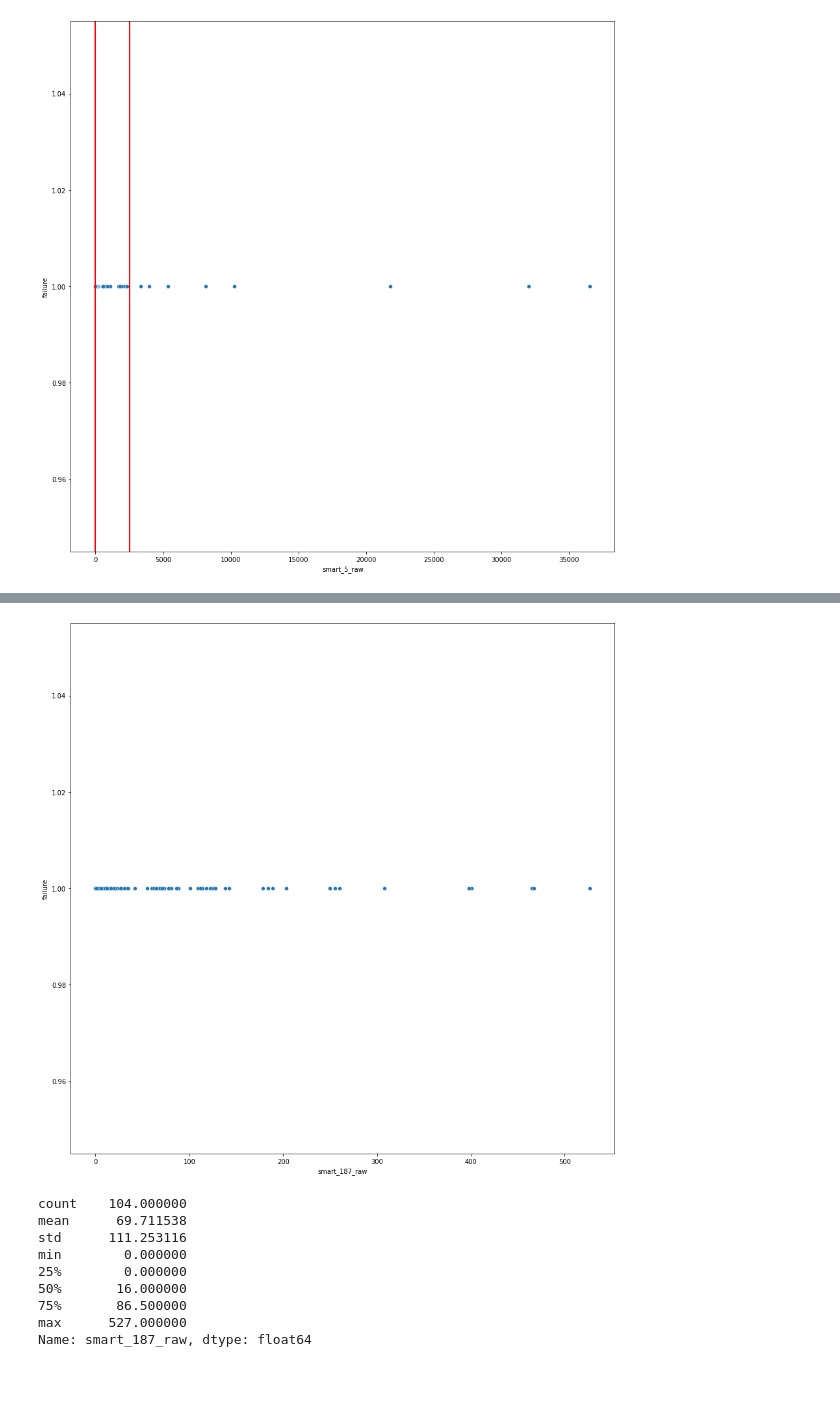
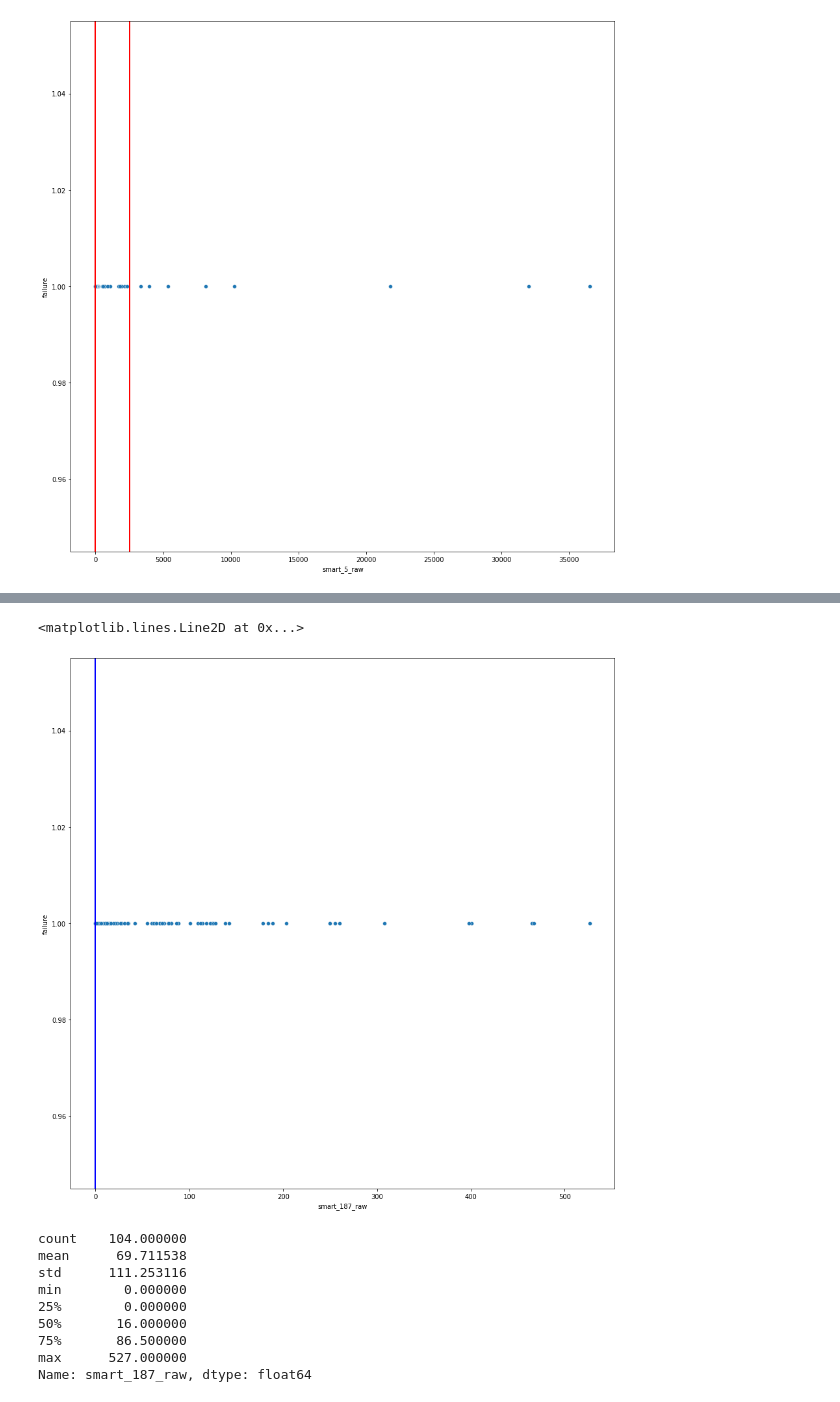
Before and after one commit to wcmphysics/DataScienceBootcamp-Capstone, a Jupyter notebook: notebooks/Andreas_NB.ipynb, the cells around one changed output, grey strips where cells are left out. Drawn from its saved outputs; the diff is of its cells as text; code cells hidden in the pictures.

```diff
--- a/notebooks/Andreas_NB.ipynb
+++ b/notebooks/Andreas_NB.ipynb
@@ -141,11 +147,12 @@ graph.axvline(2500, linewidth=2, color='r')
 # %%
 plt.figure(figsize = (15,15))
 graph = sns.scatterplot(x=df_ST4000DM000.smart_187_raw, y=df_ST4000DM000.failure)
 # graph.axhline(35, linewidth=2, color='r')
-# graph.axvline(0, linewidth=2, color='r')
+graph.axvline(0, linewidth=2, color='b')
 # graph.axvline(2500, linewidth=2, color='r')
 # %% [output]
+<matplotlib.lines.Line2D at 0x...>
-[figure, old version]
+[figure, new version]
 # %%
 df_ST4000DM000.smart_187_raw
 print(df_ST4000DM000.smart_187_raw.describe())
```
Also changed, not shown: parts of 1 cell of this notebook.
